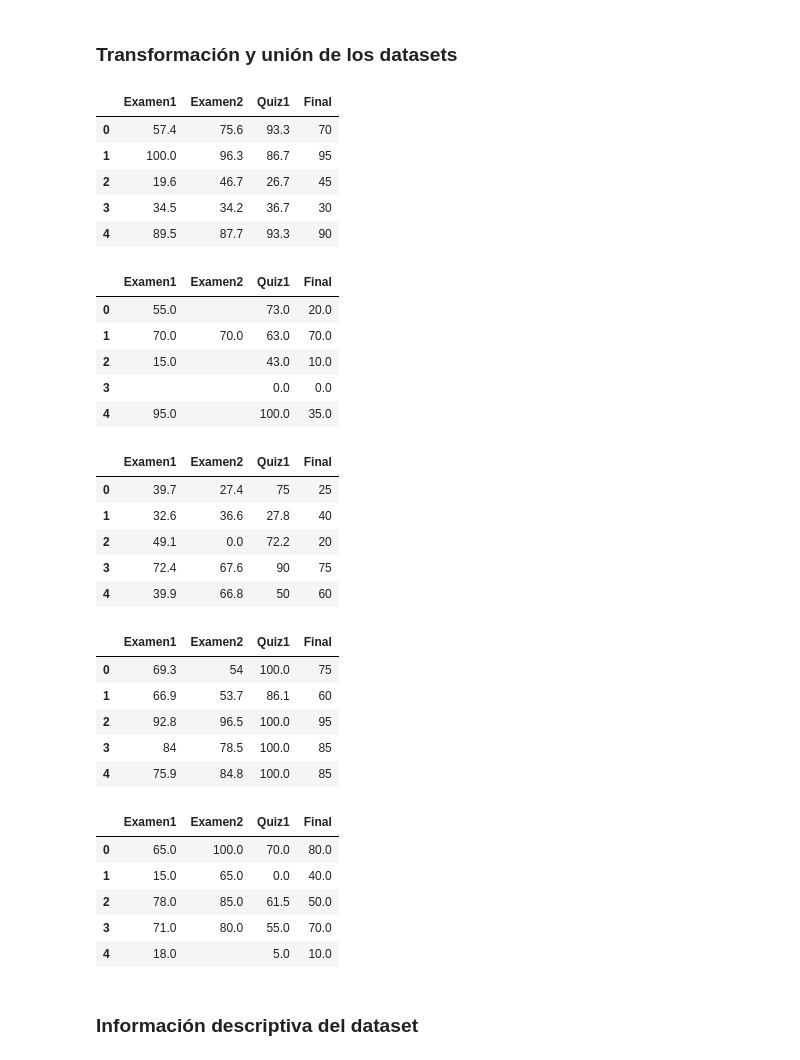
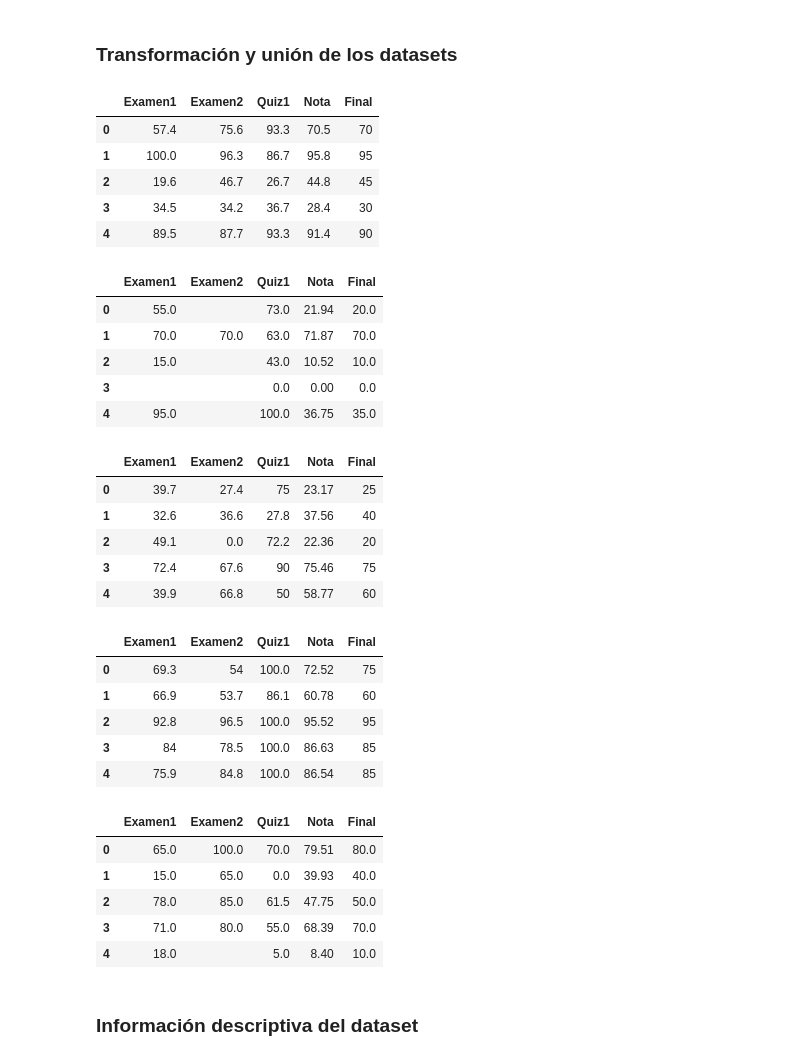
Before and after one commit to danib08/Reconocimiento-de-Patrones, a Jupyter notebook: Proyecto1.ipynb, the cells around one changed output. Drawn from its saved outputs; the diff is of its cells as text; code cells hidden in the pictures.

```diff
--- a/Proyecto1.ipynb
+++ b/Proyecto1.ipynb
@@ -1347,89 +1377,93 @@ data5 = pd.read_csv("https://raw.githubusercontent.com/danib08/Datasets-Patrones
 # %%
 # Eliminando columnas innecesarias data1
 data1.drop(["Examen 1 Código 0.0%", "Examen 2 Código 0.0%", "Examen 3 Código 0.0%", "Juramento evaluaciones 0.0%", "Total: Juramento 0.0%", "Examen 3 25.0%",
-            "Total: Exámenes 75.0%", "Total: Tareas y quices 25.0%", "Matrices 0.0%", "Total: Extra 0.0%", "Total: ", "Tarea1", "Tarea2",
+            "Total: Exámenes 75.0%", "Total: Tareas y quices 25.0%", "Matrices 0.0%", "Total: Extra 0.0%", "Tarea1", "Tarea2",
             "Tarea3", "Tarea4", "Tarea5", "Tarea6", "Tarea7", "Tarea8", "Quiz2", "Quiz3", "Quiz4"], axis=1, inplace=True)
 
 # Cambiando nombres de las features
 data1.rename(columns={"Examen 1 25.0%": "Examen1"}, inplace=True)
 data1.rename(columns={"Examen 2 25.0%": "Examen2"}, inplace=True)
+data1.rename(columns={"Total: ": "Nota"}, inplace=True)
 data1.head()
 # %% [output]
-|  | Examen1 | Examen2 | Quiz1 | Final |
-| 0 | 57.4 | 75.6 | 93.3 | 70 |
-| 1 | 100.0 | 96.3 | 86.7 | 95 |
-| 2 | 19.6 | 46.7 | 26.7 | 45 |
-| 3 | 34.5 | 34.2 | 36.7 | 30 |
-| 4 | 89.5 | 87.7 | 93.3 | 90 |
+|  | Examen1 | Examen2 | Quiz1 | Nota | Final |
+| 0 | 57.4 | 75.6 | 93.3 | 70.5 | 70 |
+| 1 | 100.0 | 96.3 | 86.7 | 95.8 | 95 |
+| 2 | 19.6 | 46.7 | 26.7 | 44.8 | 45 |
+| 3 | 34.5 | 34.2 | 36.7 | 28.4 | 30 |
+| 4 | 89.5 | 87.7 | 93.3 | 91.4 | 90 |
 # %%
 # Eliminando columnas innecesarias data2
-data2.drop(["E3 25.00%", "Total: Exámenes 75%", "Total: Quices y Tareas 25%", "Extra 1%", "Total: ", "Q2 3.00%", "Q3 3.00%", "Q4 3.00%",
+data2.drop(["E3 25.00%", "Total: Exámenes 75%", "Total: Quices y Tareas 25%", "Extra 1%", "Q2 3.00%", "Q3 3.00%", "Q4 3.00%",
             "Q5 4.00%", "Q6 2.50%", "Practica 2.00%", "Presentacion 2.5%", "Bibliotecas 2.00%"], axis=1, inplace=True)
 
 # Cambiando nombres de los features
 data2.rename(columns={"E1 25.00%": "Examen1"}, inplace=True)
 data2.rename(columns={"E2 25.00%": "Examen2"}, inplace=True)
 data2.rename(columns={"Q1 3.00%": "Quiz1"}, inplace=True)
-
+data2.rename(columns={"Total: ": "Nota"}, inplace=True)
 data2.head()
 # %% [output]
-|  | Examen1 | Examen2 | Quiz1 | Final |
-| 0 | 55.0 |  | 73.0 | 20.0 |
-| 1 | 70.0 | 70.0 | 63.0 | 70.0 |
-| 2 | 15.0 |  | 43.0 | 10.0 |
-| 3 |  |  | 0.0 | 0.0 |
-| 4 | 95.0 |  | 100.0 | 35.0 |
+|  | Examen1 | Examen2 | Quiz1 | Nota | Final |
+| 0 | 55.0 |  | 73.0 | 21.94 | 20.0 |
+| 1 | 70.0 | 70.0 | 63.0 | 71.87 | 70.0 |
+| 2 | 15.0 |  | 43.0 | 10.52 | 10.0 |
+| 3 |  |  | 0.0 | 0.00 | 0.0 |
+| 4 | 95.0 |  | 100.0 | 36.75 | 35.0 |
 # %%
 # Eliminando columnas innecesarias data 3
 data3.drop(["Demo tec digital 0.00%", "Total: Prueba 0%", "Total: Tarea extra 0%", "Examen 3 25.00%", "Tarea 1", "Tarea 2", "Tarea 3", "Tarea 4", "Tarea 5",
-            "Tarea extra 0.00%", "Quiz 2", "Total: Tareas y quices 25%", "Ceremonia acreditación", "Total: Exámenes 75%", "Expo Ordenamiento", "Total: "], axis=1, inplace=True)
+            "Tarea extra 0.00%", "Quiz 2", "Total: Tareas y quices 25%", "Ceremonia acreditación", "Total: Exámenes 75%", "Expo Ordenamiento"], axis=1, inplace=True)
 # Cambiando nombres de los features
 data3.rename(columns={"Examen 1 25.00%": "Examen1"}, inplace=True)
 data3.rename(columns={"Examen 2 25.00%": "Examen2"}, inplace=True)
 data3.rename(columns={"Quiz 1": "Quiz1"}, inplace=True)
+data3.rename(columns={"Total: ": "Nota"}, inplace=True)
 data3.head()
 # %% [output]
-|  | Examen1 | Examen2 | Quiz1 | Final |
-| 0 | 39.7 | 27.4 | 75 | 25 |
-| 1 | 32.6 | 36.6 | 27.8 | 40 |
-| 2 | 49.1 | 0.0 | 72.2 | 20 |
-| 3 | 72.4 | 67.6 | 90 | 75 |
-| 4 | 39.9 | 66.8 | 50 | 60 |
+|  | Examen1 | Examen2 | Quiz1 | Nota | Final |
+| 0 | 39.7 | 27.4 | 75 | 23.17 | 25 |
+| 1 | 32.6 | 36.6 | 27.8 | 37.56 | 40 |
+| 2 | 49.1 | 0.0 | 72.2 | 22.36 | 20 |
+| 3 | 72.4 | 67.6 | 90 | 75.46 | 75 |
+| 4 | 39.9 | 66.8 | 50 | 58.77 | 60 |
 # %%
 # Eliminando columnas innecesarias data4
 data4.drop(["Prueba", "Total: Prueba TD 0%", "Charla 12 feb 0.00%", "Examen 3 25%", "Total: Exámenes 75%", "Tarea 1", "Tarea 2", "Tarea 3", "Tarea 4",
             "Tarea 5", "Tarea 6", "Tarea 7", "Tarea 8", "Quiz 2", "Quiz 3", "Quiz 4", "Exposición", "Total: Evaluaciones Extra 0%",
-            "Total: Tareas y Quices 25%", "Total: ", "Tarea Atributos"], axis=1, inplace=True)
+            "Total: Tareas y Quices 25%", "Tarea Atributos"], axis=1, inplace=True)
 
 # Cambiando nombres de los features
 data4.rename(columns={"Examen 1 25.00%": "Examen1"}, inplace=True)
 data4.rename(columns={"Examen 2 25%": "Examen2"}, inplace=True)
 data4.rename(columns={"Quiz 1": "Quiz1"}, inplace=True)
+data4.rename(columns={"Total: ": "Nota"}, inplace=True)
 data4.head()
 # %% [output]
-|  | Examen1 | Examen2 | Quiz1 | Final |
-| 0 | 69.3 | 54 | 100.0 | 75 |
-| 1 | 66.9 | 53.7 | 86.1 | 60 |
-| 2 | 92.8 | 96.5 | 100.0 | 95 |
-| 3 | 84 | 78.5 | 100.0 | 85 |
-| 4 | 75.9 | 84.8 | 100.0 | 85 |
+|  | Examen1 | Examen2 | Quiz1 | Nota | Final |
+| 0 | 69.3 | 54 | 100.0 | 72.52 | 75 |
+| 1 | 66.9 | 53.7 | 86.1 | 60.78 | 60 |
+| 2 | 92.8 | 96.5 | 100.0 | 95.52 | 95 |
+| 3 | 84 | 78.5 | 100.0 | 86.63 | 85 |
+| 4 | 75.9 | 84.8 | 100.0 | 86.54 | 85 |
 # %%
 # Eliminando columnas innecesarias data 5
 data5.drop(["Curva 0.00%", "Examen 3 25.00%", "Total: Exámenes 75%", "T1Biblio 4%", "Q2 3.00%", "Q3 4%", "Q4 3.00%", "Q5 3.00%", "Ordenamiento 5.00%",
-            "Total: Quices y Tareas 25%", "Total: "], axis=1, inplace=True)
+            "Total: Quices y Tareas 25%"], axis=1, inplace=True)
 
 # Cambiando nombres de los features
 data5.rename(columns={"Examen 1 25%": "Examen1"}, inplace=True)
 data5.rename(columns={"Examen 2 25.00%": "Examen2"}, inplace=True)
 data5.rename(columns={"Q1 3%": "Quiz1"}, inplace=True)
+data5.rename(columns={"Total: ": "Nota"}, inplace=True)
 data5.head()
 # %% [output]
-|  | Examen1 | Examen2 | Quiz1 | Final |
-| 0 | 65.0 | 100.0 | 70.0 | 80.0 |
-| 1 | 15.0 | 65.0 | 0.0 | 40.0 |
-| 2 | 78.0 | 85.0 | 61.5 | 50.0 |
-| 3 | 71.0 | 80.0 | 55.0 | 70.0 |
-| 4 | 18.0 |  | 5.0 | 10.0 |
+|  | Examen1 | Examen2 | Quiz1 | Nota | Final |
+| 0 | 65.0 | 100.0 | 70.0 | 79.51 | 80.0 |
+| 1 | 15.0 | 65.0 | 0.0 | 39.93 | 40.0 |
+| 2 | 78.0 | 85.0 | 61.5 | 47.75 | 50.0 |
+| 3 | 71.0 | 80.0 | 55.0 | 68.39 | 70.0 |
+| 4 | 18.0 |  | 5.0 | 8.40 | 10.0 |
 # %%
 # Unión de los datasets
 data_ce1101 = pd.concat([data1, data2, data3, data4, data5], ignore_index=True)
```
Also changed, not shown: parts of 40 cells of this notebook.
